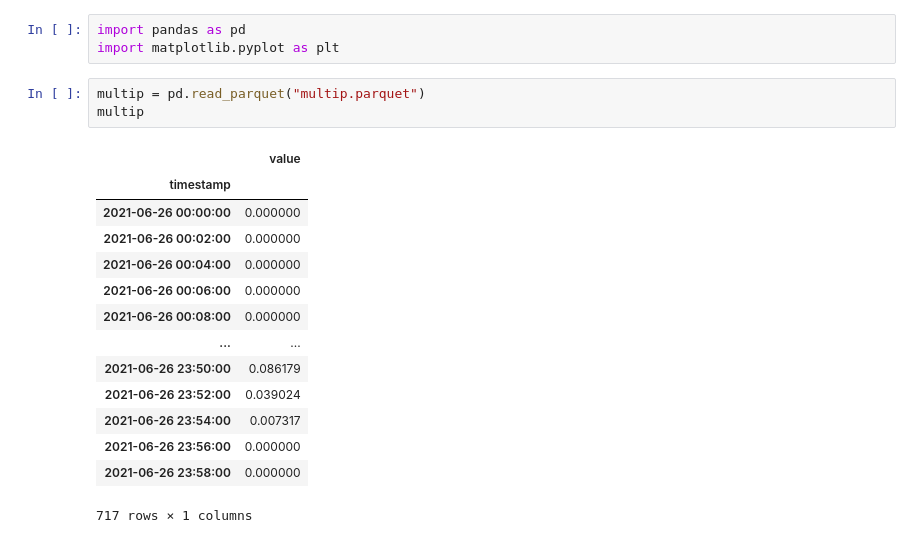
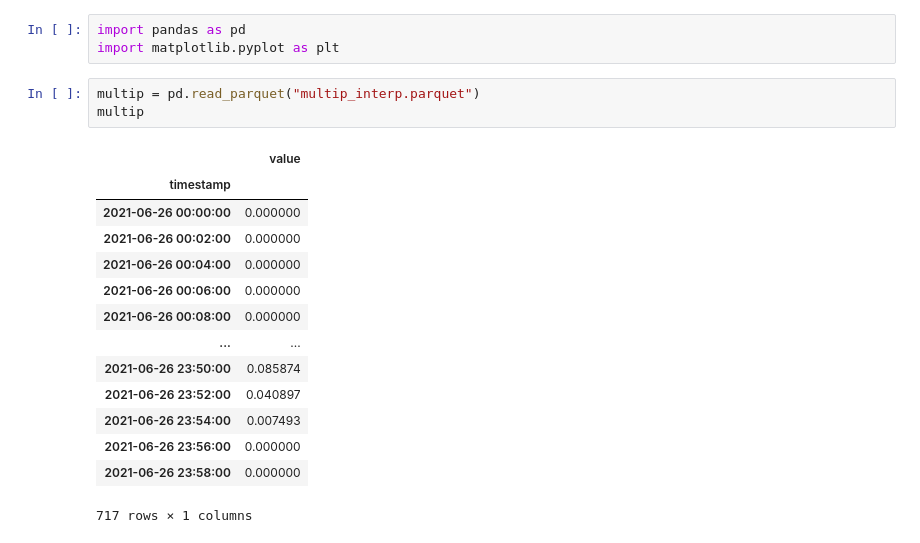
Before and after one commit to edsaac/emaremes, a Jupyter notebook: carpentry/extract_timeseries/polygon experiment/compare.ipynb, the cells around one changed output. Cells and saved outputs as stored; diff of their text form.

```diff
--- a/carpentry/extract_timeseries/polygon experiment/compare.ipynb
+++ b/carpentry/extract_timeseries/polygon experiment/compare.ipynb
@@ -2,20 +2,20 @@
 import pandas as pd
 import matplotlib.pyplot as plt
 # %%
-multip = pd.read_parquet("multip.parquet")
+multip = pd.read_parquet("multip_interp.parquet")
 multip
 # %% [output]
 |  | value |
 | timestamp |  |
 | 2021-06-26 00:00:00 | 0.000000 |
 | 2021-06-26 00:02:00 | 0.000000 |
 | 2021-06-26 00:04:00 | 0.000000 |
 | 2021-06-26 00:06:00 | 0.000000 |
 | 2021-06-26 00:08:00 | 0.000000 |
 | ... | ... |
-| 2021-06-26 23:50:00 | 0.086179 |
-| 2021-06-26 23:52:00 | 0.039024 |
-| 2021-06-26 23:54:00 | 0.007317 |
+| 2021-06-26 23:50:00 | 0.085874 |
+| 2021-06-26 23:52:00 | 0.040897 |
+| 2021-06-26 23:54:00 | 0.007493 |
 | 2021-06-26 23:56:00 | 0.000000 |
 | 2021-06-26 23:58:00 | 0.000000 |
 717 rows × 1 columns
```
Also changed, not shown: parts of 5 cells of this notebook, 5 other files.
